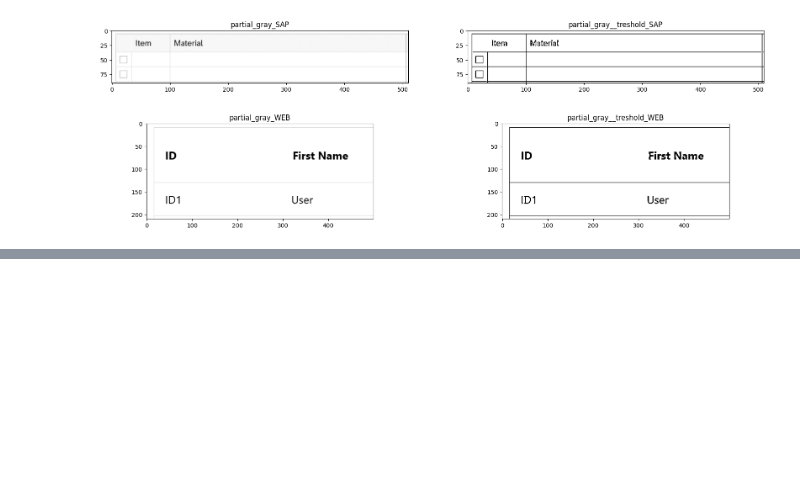
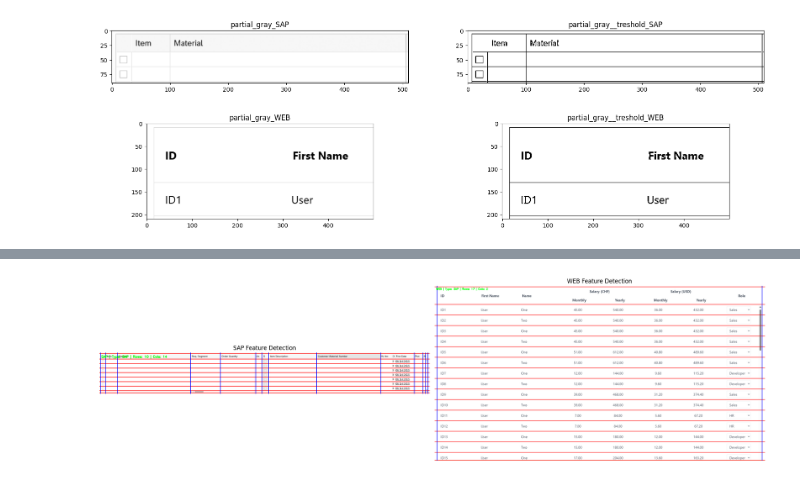
Before and after one commit to Asperjasp/Progile-Interview, a Jupyter notebook: Progile.ipynb, the cells around one changed output, grey strips where cells are left out. Cells and saved outputs as stored; diff of their text form; code cells hidden in the pictures; blank space fills up the shorter version.

```diff
--- a/Progile.ipynb
+++ b/Progile.ipynb
@@ -493,0 +498,79 @@ WEB Summary:
+# %%
+# Usage
+# Create table prototypes
+sap_table = TablePrototype(SAP_color_table, name="SAP")
+web_table = TablePrototype(WEB__color_table, name="WEB")
+
+# Extract features automatically
+sap_features = sap_table.extract_line_features()
+web_features = web_table.extract_line_features()
+
+# Print results
+print(sap_features)
+print(web_features)
+
+def print_boundaries(table_prototype, table_name):
+    """Print boundaries in the required format"""
+    summary = table_prototype.get_summary()
+
+    print(f"\n=== {table_name} Analysis ===")
+
+    # 1. StdOut: Boundaries of the complete table in the screenshot
+    if "table_boundaries" in summary and summary["table_boundaries"]:
+        table_bounds = summary["table_boundaries"]
+        print("Boundaries of the complete table in the screenshot:")
+        print(f"  topleft: {table_bounds['topleft']}")
+        print(f"  topright: {table_bounds['topright']}")
+        print(f"  bottomleft: {table_bounds['bottomleft']}")
+        print(f"  bottomright: {table_bounds['bottomright']}")
+
+    # 2. StdOut: Boundaries of header
+    if "header_boundaries" in summary and summary["header_boundaries"]:
+        header_bounds = summary["header_boundaries"]
+        print("Boundaries of header:")
+        print(f"  topleft: {header_bounds['topleft']}")
+        print(f"  topright: {header_bounds['topright']}")
+        print(f"  bottomleft: {header_bounds['bottomleft']}")
+        print(f"  bottomright: {header_bounds['bottomright']}")
+
+# Print boundaries for both tables
+print_boundaries(sap_table, "SAP")
+print_boundaries(web_table, "WEB")
+
+print("\n" + "="*50)
+print("SAP Summary:")
+sap_summary = sap_table.get_summary()
+for key, value in sap_summary.items():
+    if key not in ["table_boundaries", "header_boundaries"]:
+        print(f"  {key}: {value}")
+
+print("\n" + "="*50)
+print("WEB Summary:")
+web_summary = web_table.get_summary()
+for key, value in web_summary.items():
+    if key not in ["table_boundaries", "header_boundaries"]:
+        print(f"  {key}: {value}")
+
+# 3. Visualize with color coding
+# a. Complete table in red (rectangle)
+# b. Header in green (rectangle)
+# c. Rows in yellow (rectangle)
+# d. Columns with straight strokes in black
+sap_vis = sap_table.visualize_features(save_path="sap_features.png")
+web_vis = web_table.visualize_features(save_path="web_features.png")
+
+# Display
+plt.figure(figsize=(20, 10))
+plt.subplot(1, 2, 1)
+plt.imshow(cv2.cvtColor(sap_vis, cv2.COLOR_BGR2RGB))
+plt.title('SAP Feature Detection\nRed=Table, Green=Header, Yellow=Rows, Black=Columns')
+plt.axis('off')
+
+plt.subplot(1, 2, 2)
+plt.imshow(cv2.cvtColor(web_vis, cv2.COLOR_BGR2RGB))
+plt.title('WEB Feature Detection\nRed=Table, Green=Header, Yellow=Rows, Black=Columns')
+plt.axis('off')
+
+plt.tight_layout()
+plt.show()
+# %% [output]
@@ -493,0 +587 @@ WEB Summary:
+[figure, added]
```
Also changed, not shown: parts of 3 cells of this notebook, 2 other files.
